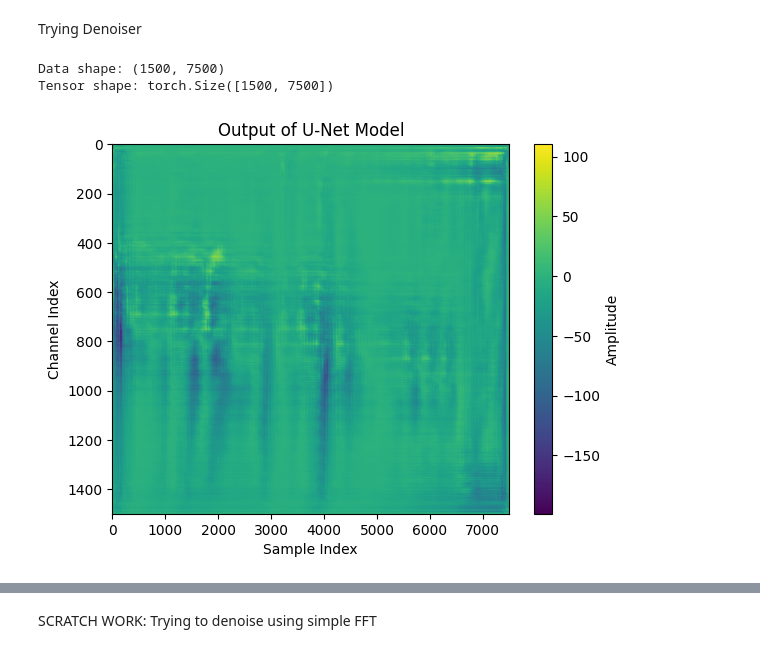
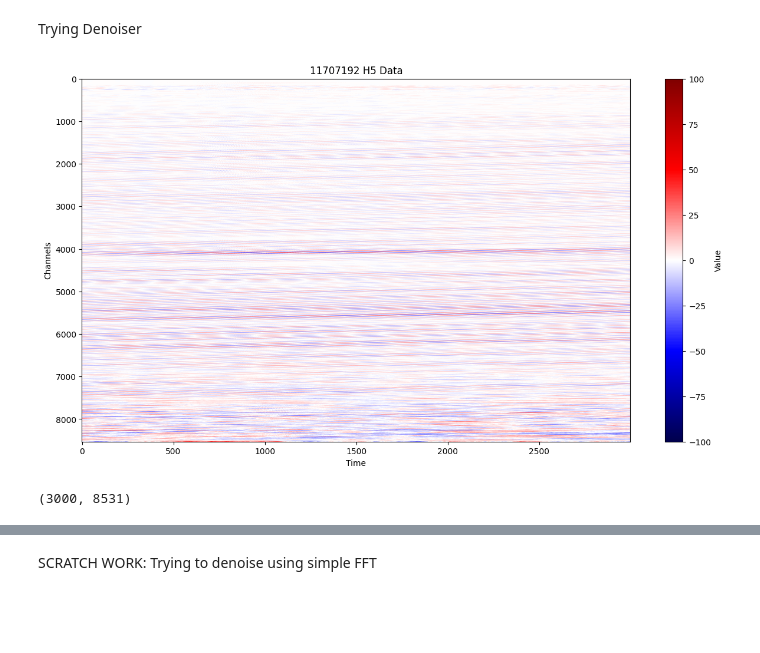
Before and after one commit to uwfiberlab/curatedDAS, a Jupyter notebook: testing_denoising.ipynb, the cells around one changed output, grey strips where cells are left out. Drawn from its saved outputs; the diff is of its cells as text; code cells hidden in the pictures; blank space fills up the shorter version.

```diff
--- a/testing_denoising.ipynb
+++ b/testing_denoising.ipynb
@@ -12,17 +13,3 @@ from scipy import signal
 1
 # %% [markdown]
 Trying Denoiser
-# %%
-# Load the .npy file
-file_path = os.path.join("test_data", "11707192.npy")
-data = np.load(file_path)
-data = data[:1500, 100:7600]
-
-# Convert the data to a tensor
-data_tensor = torch.tensor(data, dtype=torch.float32)
-
-print("Data shape:", data.shape)
-print("Tensor shape:", data_tensor.shape)
-# %% [output]
-Data shape: (1500, 7500)
-Tensor shape: torch.Size([1500, 7500])
@@ -48,9 +15,0 @@ output_numpy = output.detach().numpy().squeeze()  # Remove batch & channel dimen
-# %%
-plt.imshow(output_numpy, aspect='auto', cmap='viridis')
-plt.colorbar(label='Amplitude')
-plt.xlabel('Sample Index')
-plt.ylabel('Channel Index')
-plt.title('Output of U-Net Model')
-plt.show()
-# %% [output]
-[figure, removed]
@@ -91,0 +16,25 @@ for i, file_name in enumerate(file_list):
+# %%
+# Load the .h5 file
+file_path_h5 = os.path.join("raw_data", "11707192.h5")
+
+# Load the data
+with h5py.File(file_path_h5, 'r') as f:
+    data_h5 = f['Acquisition/Raw[0]/RawData'][:]
+    data_time_h5 = f['Acquisition/Raw[0]/RawDataTime'][:]
+    data_sample_count_h5 = f['Acquisition/Raw[0]/RawDataSampleCount'][:]
+
+
+# data_h5 = data_h5.astype(np.float64)
+
+# Plot the data
+plt.figure(figsize=(15, 8))
+plt.imshow(data_h5.T, aspect='auto', cmap='seismic', vmin=-1e2, vmax=1e2)
+plt.colorbar(label='Value')
+plt.title("11707192 H5 Data")
+plt.xlabel("Time")
+plt.ylabel("Channels")
+plt.show()
+print(data_h5.shape)
+# %% [output]
+[figure, added]
+(3000, 8531)
```
Also changed, not shown: parts of 9 cells of this notebook.
